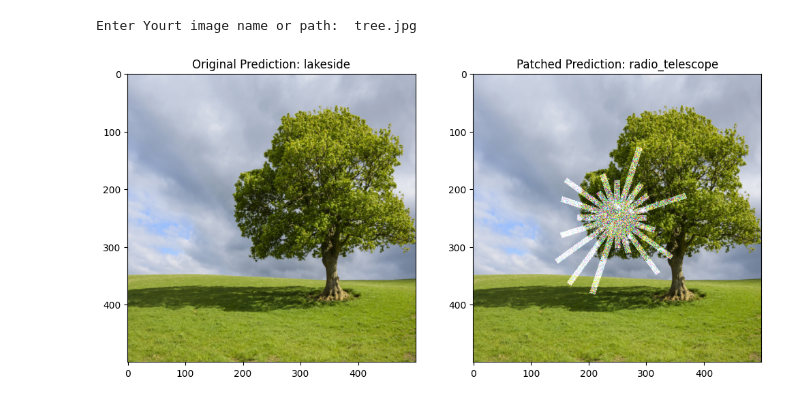
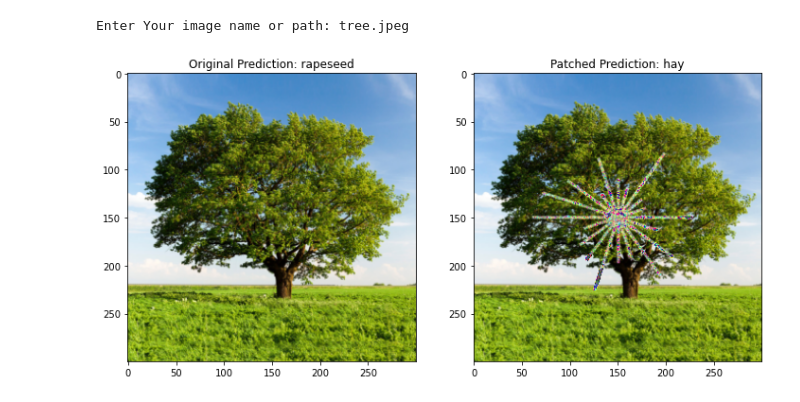
Before and after one commit to TEAM-SOUVIK/VisionFooler, a Jupyter notebook: attack VGG 16.ipynb, the cells around one changed output. Cells and saved outputs as stored; diff of their text form; code cells hidden in the pictures.

```diff
--- a/attack VGG 16.ipynb
+++ b/attack VGG 16.ipynb
@@ -38,18 +39,17 @@ def generate_random_list(length, min_value, max_value):
 # %%
-
-def generate_adversarial_patch(initial_shape, target_class, iterations=500):
+def generate_adversarial_patch(target_class, iterations=5000, lr=0.1):
     center = (250, 250)
     image_size = (500, 500)
-    angles = np.linspace(0, 2 * np.pi, len(initial_shape), endpoint=False)
-    rays = np.random.uniform(50, 150, len(initial_shape))
+    angles = np.linspace(0, 2 * np.pi, 20, endpoint=False)
+    rays = np.random.uniform(20, 150, 40)  # Adjusted ray range
     texture = torch.rand(3, *image_size, requires_grad=True)
-    optimizer = optim.Adam([texture], lr=0.01)
+    optimizer = optim.Adam([texture], lr=lr)
 
     for i in range(iterations):
         optimizer.zero_grad()
-        output = mock_classifier(texture)
+        output = random_classifier(texture)
         loss = adversarial_loss(output, target_class)
-        loss.backward()
+        (-loss).backward()  # Negate loss for gradient ascent
         optimizer.step()
 
     mask = draw_mask(center, rays, angles, image_size)
@@ -58,11 +58,10 @@ def generate_adversarial_patch(initial_shape, target_class, iterations=500):
     patch_array = patch_array.permute(1, 2, 0).numpy()
     return patch_array
 # %%
-
 def load_image(image_path):
     img = Image.open(image_path).convert('RGB')
     transform = transforms.Compose([
-        transforms.Resize((500, 500)),
+        transforms.Resize((300, 300)),  # Resized image for better visualization
         transforms.ToTensor()
     ])
     return transform(img).unsqueeze(0)
@@ -72,10 +71,10 @@ model = models.vgg16(pretrained=True)
 model.eval()
 
 # Load and prepare the image
-image_path = input("\nEnter Yourt image name or path: ") # Replace this with your image path
+image_path = input("\nEnter Your image name or path: ")
 input_image = load_image(image_path)
 # %% [output]
-Enter Yourt image name or path:  tree.jpg
+Enter Your image name or path: tree.jpeg
 # %%
 # Predict original image
 original_output = model(input_image)
@@ -83,28 +82,27 @@ original_class = original_output.argmax().item()
 original_label = get_class_label(original_class)
 
 # Generate and apply the patch
-target_class = 5  # Target class for the adversarial patch
-random_list = generate_random_list(20, 0, 9)
-patch = generate_adversarial_patch(random_list, target_class)
-patch_tensor = torch.tensor(patch).permute(2, 0, 1).unsqueeze(0)
-patched_image = input_image + patch_tensor
-patched_image = torch.clamp(patched_image, 0, 1)
+target_class = 56  # Target class for the adversarial patch
+patch = generate_adversarial_patch(target_class, iterations=5000, lr=0.1)  # Increased iterations and adjusted lr
+patch = torch.tensor(patch).permute(2, 0, 1)  # Convert patch to tensor and permute dimensions
+patch = transforms.Resize((300, 300))(patch)  # Resize patch to match input image size
+patched_image = input_image + patch  # Add patch to input image
 # %%
 # Predict patched image
 patched_output = model(patched_image)
 patched_class = patched_output.argmax().item()
 patched_label = get_class_label(patched_class)
 
 # Save patched image
 save_img = transforms.ToPILImage()(patched_image.squeeze(0))
-save_img.save("patched_aero.jpg")
+save_img.save("patched_image.jpg")
 
 # Display results
 fig, ax = plt.subplots(1, 2, figsize=(12, 6))
 ax[0].imshow(transforms.ToPILImage()(input_image.squeeze(0)))
 ax[0].set_title(f"Original Prediction: {original_label}")
 ax[1].imshow(save_img)
 ax[1].set_title(f"Patched Prediction: {patched_label}")
 plt.show()
 # %% [output]
-[figure, old version]
+[figure, new version]
```
Also changed, not shown: parts of 1 cell of this notebook.
